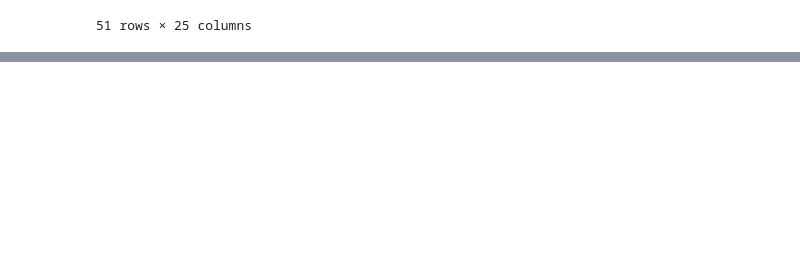
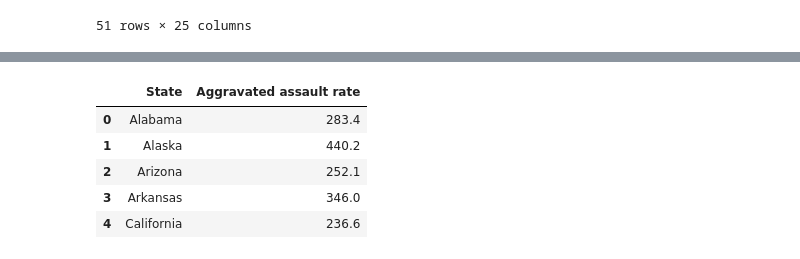
Before and after one commit to csadlo/GunOwnersAndCrime, a Jupyter notebook: analyze.ipynb, the cells around one changed output, grey strips where cells are left out. Cells and saved outputs as stored; diff of their text form; code cells hidden in the pictures; blank space fills up the shorter version.

```diff
--- a/analyze.ipynb
+++ b/analyze.ipynb
@@ -147,0 +182,10 @@ gun_ownership_df.head(60)
+# %%
+aggravated_assault_2014_df = all_state_crime_2014_df[["State","Aggravated assault rate"]]
+aggravated_assault_2014_df.head()
+# %% [output]
+|  | State | Aggravated assault rate |
+| 0 | Alabama | 283.4 |
+| 1 | Alaska | 440.2 |
+| 2 | Arizona | 252.1 |
+| 3 | Arkansas | 346.0 |
+| 4 | California | 236.6 |
```
Also changed, not shown: parts of 14 cells of this notebook.
